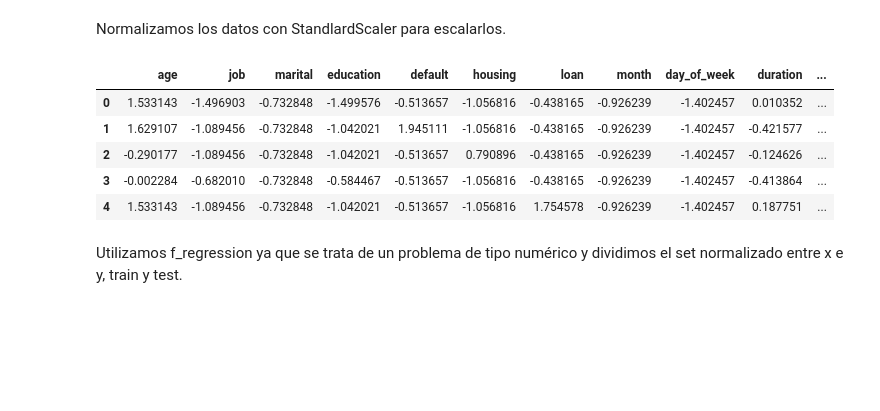
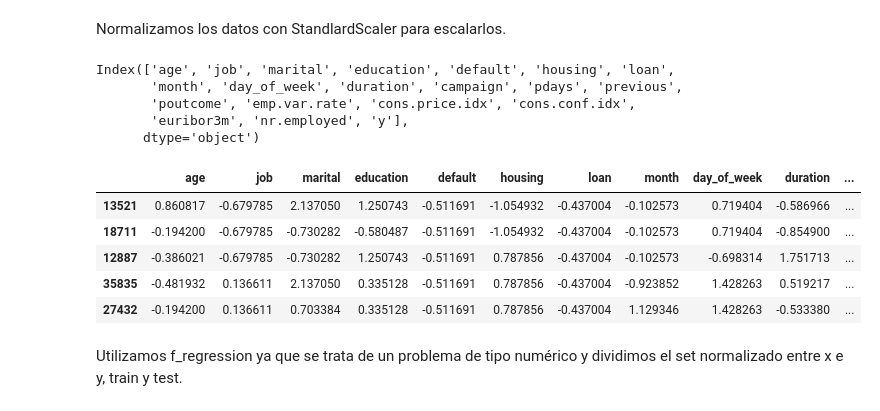
Before and after one commit to Alfonso-wav/EDA_2, a Jupyter notebook: src/explore.ipynb, the cells around one changed output. Saved outputs shown, nothing was run; the diff lists cells and outputs as text; code cells hidden in the pictures; blank space fills up the shorter version.

```diff
--- a/src/explore.ipynb
+++ b/src/explore.ipynb
@@ -315,19 +315,11 @@ y                 0.0
 dtype: float64
 # %% [markdown]
 Normalizamos los datos con StandlardScaler para escalarlos.
-# %%
-from sklearn.preprocessing import StandardScaler
-
-
-scaler = StandardScaler()
-norm_features = scaler.fit_transform(total_data[lista_de_columnas])
-total_data_norm = pd.DataFrame(norm_features, index = total_data.index, columns = lista_de_columnas)
-total_data_norm["y"] = total_data["y"]
-total_data_norm.head()
-# %% [output]
-|  | age | job | marital | education | default | housing | loan | month | day_of_week | duration | ... |
-| 0 | 1.533143 | -1.496903 | -0.732848 | -1.499576 | -0.513657 | -1.056816 | -0.438165 | -0.926239 | -1.402457 | 0.010352 | ... |
-| 1 | 1.629107 | -1.089456 | -0.732848 | -1.042021 | 1.945111 | -1.056816 | -0.438165 | -0.926239 | -1.402457 | -0.421577 | ... |
-| 2 | -0.290177 | -1.089456 | -0.732848 | -1.042021 | -0.513657 | 0.790896 | -0.438165 | -0.926239 | -1.402457 | -0.124626 | ... |
-| 3 | -0.002284 | -0.682010 | -0.732848 | -0.584467 | -0.513657 | -1.056816 | -0.438165 | -0.926239 | -1.402457 | -0.413864 | ... |
-| 4 | 1.533143 | -1.089456 | -0.732848 | -1.042021 | -0.513657 | -1.056816 | 1.754578 | -0.926239 | -1.402457 | 0.187751 | ... |
+# %%
+total_data.columns
+# %% [output]
+Index(['age', 'job', 'marital', 'education', 'default', 'housing', 'loan',
+       'month', 'day_of_week', 'duration', 'campaign', 'pdays', 'previous',
+       'poutcome', 'emp.var.rate', 'cons.price.idx', 'cons.conf.idx',
+       'euribor3m', 'nr.employed', 'y'],
+      dtype='object')
@@ -334,3 +340,21 @@ total_data_norm.head()
+# %%
+from sklearn.preprocessing import StandardScaler
+
+
+scaler = StandardScaler()
+scaler.fit(X_train)
+X_train_norm = scaler.transform(X_train)
+X_train_norm = pd.DataFrame(X_train_norm, index = X_train.index, columns = num_variables)
+X_test_norm = scaler.transform(X_test)
+X_test_norm = pd.DataFrame(X_test_norm, index = X_test.index, columns = num_variables)
+X_train_norm.head()
+# %% [output]
+|  | age | job | marital | education | default | housing | loan | month | day_of_week | duration | ... |
+| 13521 | 0.860817 | -0.679785 | 2.137050 | 1.250743 | -0.511691 | -1.054932 | -0.437004 | -0.102573 | 0.719404 | -0.586966 | ... |
+| 18711 | -0.194200 | -0.679785 | -0.730282 | -0.580487 | -0.511691 | -1.054932 | -0.437004 | -0.102573 | 0.719404 | -0.854900 | ... |
+| 12887 | -0.386021 | -0.679785 | -0.730282 | 1.250743 | -0.511691 | 0.787856 | -0.437004 | -0.102573 | -0.698314 | 1.751713 | ... |
+| 35835 | -0.481932 | 0.136611 | 2.137050 | 0.335128 | -0.511691 | 0.787856 | -0.437004 | -0.923852 | 1.428263 | 0.519217 | ... |
+| 27432 | -0.194200 | 0.136611 | 0.703384 | 0.335128 | -0.511691 | 0.787856 | -0.437004 | 1.129346 | 1.428263 | -0.533380 | ... |
 # %% [markdown]
 Utilizamos f_regression ya que se trata de un problema de tipo numérico y dividimos el set normalizado entre x e y, train y test.
 # %%
```
Also changed, not shown: parts of 9 cells of this notebook, 6 other files.
